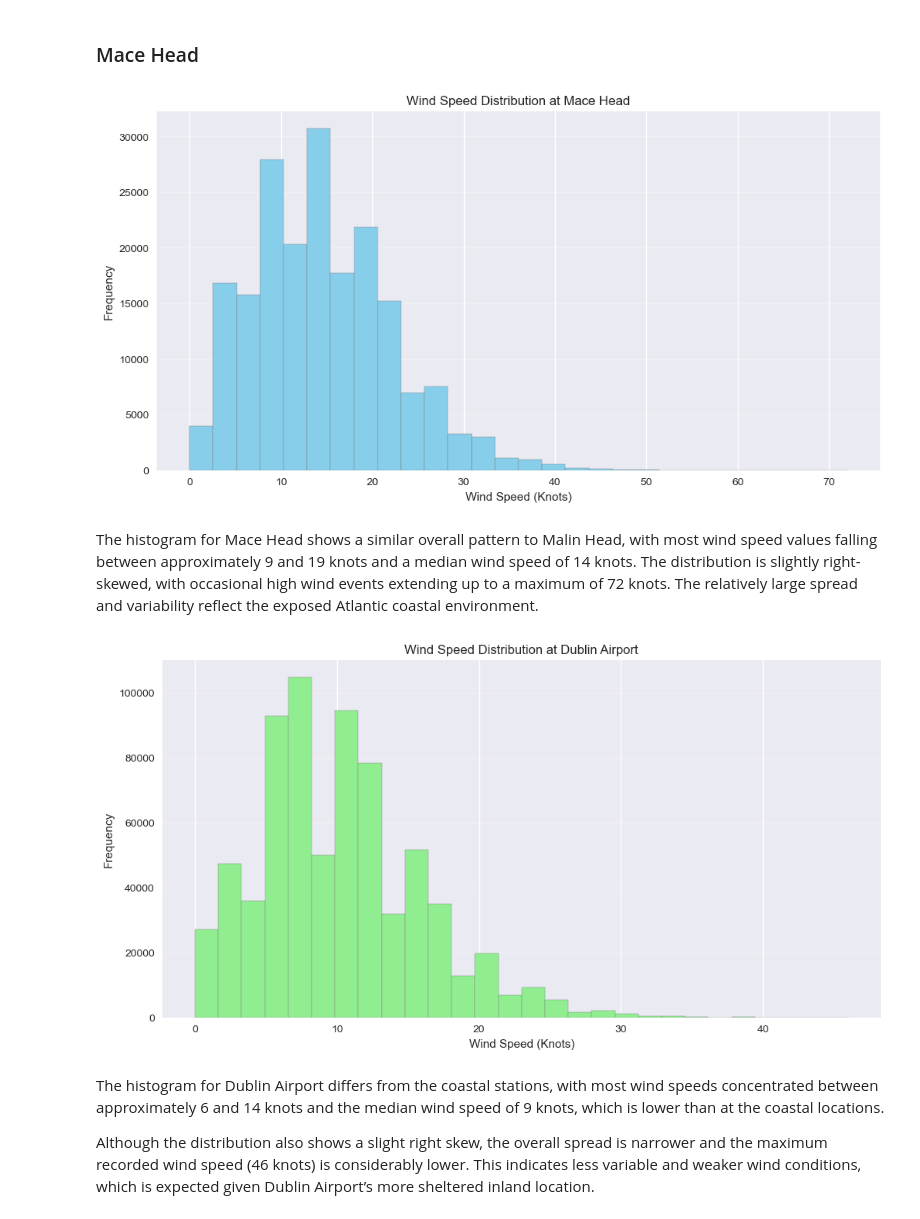
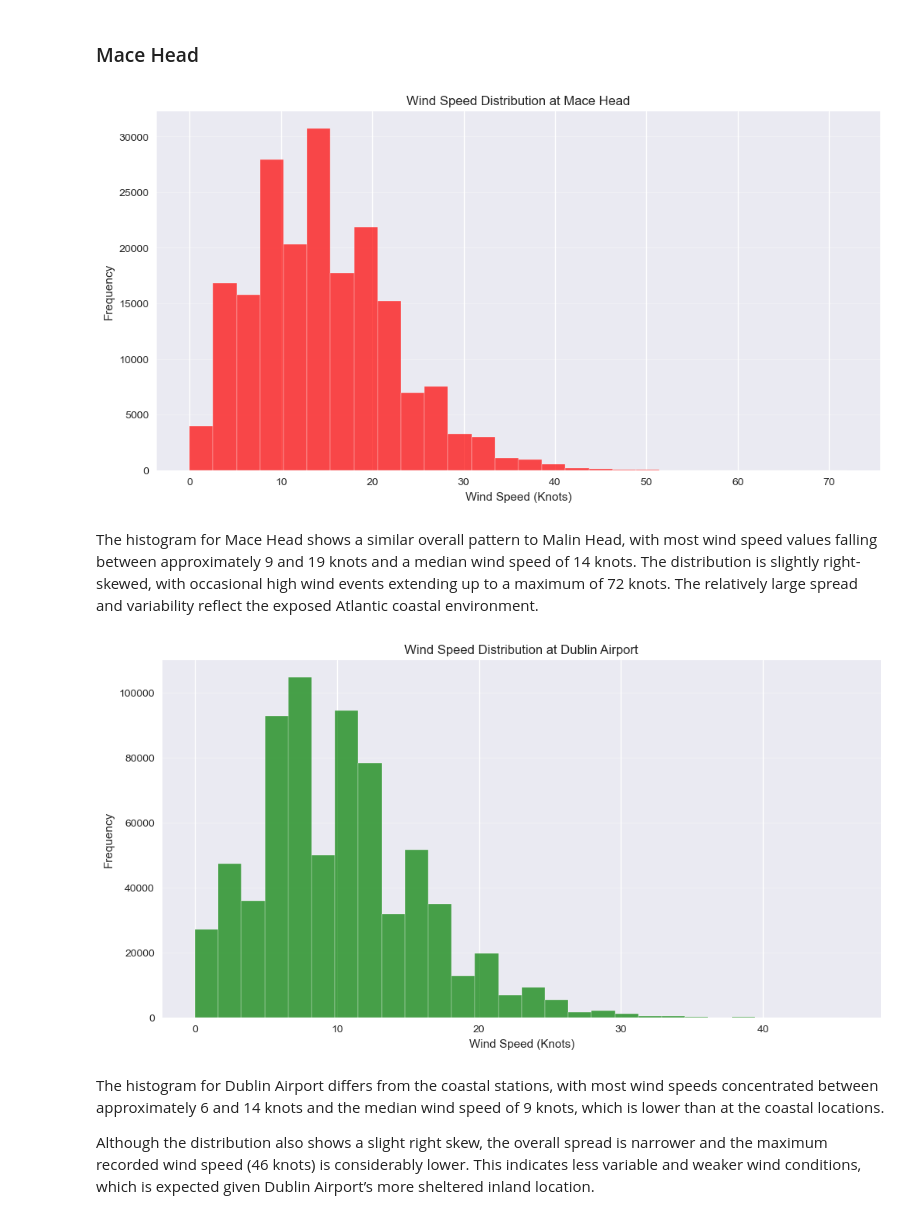
Before and after one commit to Oksyyy/programming-for-data-analytics, a Jupyter notebook: project/wind_anlysis.ipynb, the cells around one changed output. Cells and saved outputs as stored; diff of their text form; code cells hidden in the pictures.

```diff
--- a/project/wind_anlysis.ipynb
+++ b/project/wind_anlysis.ipynb
@@ -238,7 +240,7 @@ The histogram for Malin Head shows that most wind speed values are concentrated
 # Plot histogram of wind speed for Mace Head
 plt.figure(figsize=(12, 6))
 
-plt.hist(mace_df['wdsp'], bins=28, color='skyblue', edgecolor='grey')
+plt.hist(mace_df['wdsp'], bins=28, color='red', alpha=0.7, edgecolor='white')
 plt.title('Wind Speed Distribution at Mace Head')
 plt.xlabel('Wind Speed (Knots)')
 plt.ylabel('Frequency')
@@ -246,22 +248,22 @@ plt.grid(axis='y', alpha=0.3)
 
 plt.show()
 # %% [output]
-[figure, old version]
+[figure, new version]
 # %% [markdown]
 The histogram for Mace Head shows a similar overall pattern to Malin Head, with most wind speed values falling between approximately 9 and 19 knots and a median wind speed of 14 knots. The distribution is slightly right-skewed, with occasional high wind events extending up to a maximum of 72 knots. The relatively large spread and variability reflect the exposed Atlantic coastal environment.
 # %%
 # Plot histogram of wind speed for Dublin Airport
 plt.figure(figsize=(12, 6))
 
-plt.hist(dublin_df['wdsp'], bins=28, color='lightgreen', edgecolor='grey')
+plt.hist(dublin_df['wdsp'], bins=28, color='green', alpha=0.7, edgecolor='white')
 plt.title('Wind Speed Distribution at Dublin Airport')
 plt.xlabel('Wind Speed (Knots)')
 plt.ylabel('Frequency')
 plt.grid(axis='y', alpha=0.3)
 
 plt.show()
 # %% [output]
-[figure, old version]
+[figure, new version]
 # %% [markdown]
 The histogram for Dublin Airport differs from the coastal stations, with most wind speeds concentrated between approximately 6 and 14 knots and the median wind speed of 9 knots, which is lower than at the coastal locations.
 
```
Also changed, not shown: parts of 12 cells of this notebook, 1 other file.
